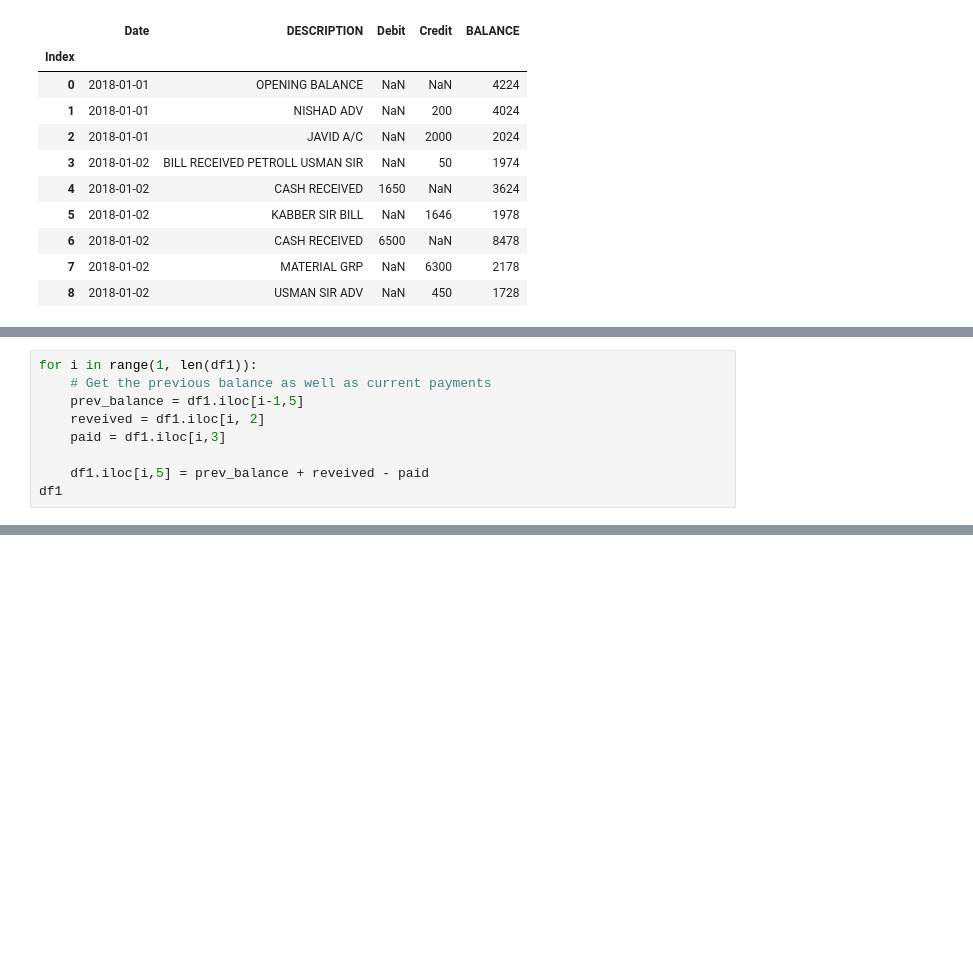
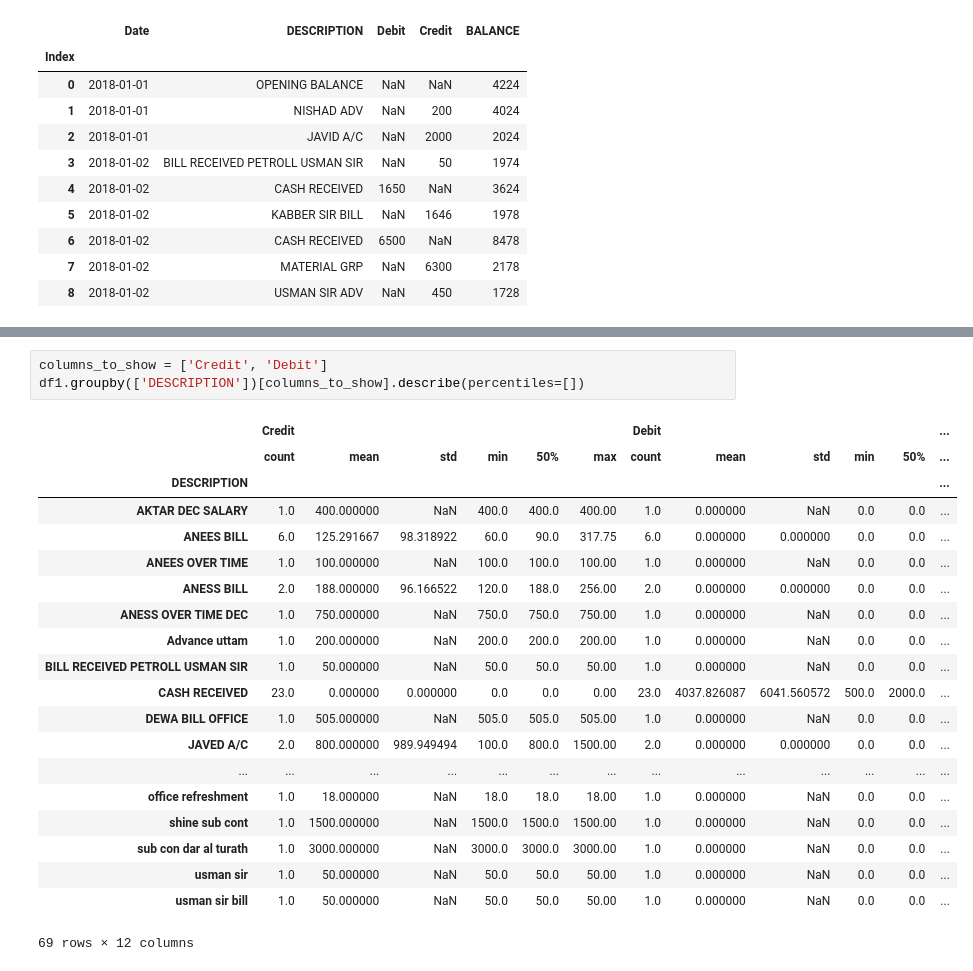
Before and after one commit to Pphhaaaddd/data-analysis, a Jupyter notebook: practice01/Working with Excel.ipynb, the cells around one changed output, grey strips where cells are left out. Cells and saved outputs as stored; diff of their text form; blank space fills up the shorter version.

```diff
--- a/practice01/Working with Excel.ipynb
+++ b/practice01/Working with Excel.ipynb
@@ -126,9 +93,0 @@ df1[:9]
-# %%
-for i in range(1, len(df1)):
-    # Get the previous balance as well as current payments
-    prev_balance = df1.iloc[i-1,5]
-    reveived = df1.iloc[i, 2]
-    paid = df1.iloc[i,3]
-
-    df1.iloc[i,5] = prev_balance + reveived - paid
-df1
@@ -153,0 +127,24 @@ df1
+# %%
+columns_to_show = ['Credit', 'Debit']
+df1.groupby(['DESCRIPTION'])[columns_to_show].describe(percentiles=[])
+# %% [output]
+|  | Credit |  |  |  |  |  | Debit |  |  |  |  | ... |
+|  | count | mean | std | min | 50% | max | count | mean | std | min | 50% | ... |
+| DESCRIPTION |  |  |  |  |  |  |  |  |  |  |  | ... |
+| AKTAR DEC SALARY | 1.0 | 400.000000 | NaN | 400.0 | 400.0 | 400.00 | 1.0 | 0.000000 | NaN | 0.0 | 0.0 | ... |
+| ANEES BILL | 6.0 | 125.291667 | 98.318922 | 60.0 | 90.0 | 317.75 | 6.0 | 0.000000 | 0.000000 | 0.0 | 0.0 | ... |
+| ANEES OVER TIME | 1.0 | 100.000000 | NaN | 100.0 | 100.0 | 100.00 | 1.0 | 0.000000 | NaN | 0.0 | 0.0 | ... |
+| ANESS BILL | 2.0 | 188.000000 | 96.166522 | 120.0 | 188.0 | 256.00 | 2.0 | 0.000000 | 0.000000 | 0.0 | 0.0 | ... |
+| ANESS OVER TIME DEC | 1.0 | 750.000000 | NaN | 750.0 | 750.0 | 750.00 | 1.0 | 0.000000 | NaN | 0.0 | 0.0 | ... |
+| Advance uttam | 1.0 | 200.000000 | NaN | 200.0 | 200.0 | 200.00 | 1.0 | 0.000000 | NaN | 0.0 | 0.0 | ... |
+| BILL RECEIVED PETROLL USMAN SIR | 1.0 | 50.000000 | NaN | 50.0 | 50.0 | 50.00 | 1.0 | 0.000000 | NaN | 0.0 | 0.0 | ... |
+| CASH RECEIVED | 23.0 | 0.000000 | 0.000000 | 0.0 | 0.0 | 0.00 | 23.0 | 4037.826087 | 6041.560572 | 500.0 | 2000.0 | ... |
+| DEWA BILL OFFICE | 1.0 | 505.000000 | NaN | 505.0 | 505.0 | 505.00 | 1.0 | 0.000000 | NaN | 0.0 | 0.0 | ... |
+| JAVED A/C | 2.0 | 800.000000 | 989.949494 | 100.0 | 800.0 | 1500.00 | 2.0 | 0.000000 | 0.000000 | 0.0 | 0.0 | ... |
+| ... | ... | ... | ... | ... | ... | ... | ... | ... | ... | ... | ... | ... |
+| office refreshment | 1.0 | 18.000000 | NaN | 18.0 | 18.0 | 18.00 | 1.0 | 0.000000 | NaN | 0.0 | 0.0 | ... |
+| shine sub cont | 1.0 | 1500.000000 | NaN | 1500.0 | 1500.0 | 1500.00 | 1.0 | 0.000000 | NaN | 0.0 | 0.0 | ... |
+| sub con dar al turath | 1.0 | 3000.000000 | NaN | 3000.0 | 3000.0 | 3000.00 | 1.0 | 0.000000 | NaN | 0.0 | 0.0 | ... |
+| usman sir | 1.0 | 50.000000 | NaN | 50.0 | 50.0 | 50.00 | 1.0 | 0.000000 | NaN | 0.0 | 0.0 | ... |
+| usman sir bill | 1.0 | 50.000000 | NaN | 50.0 | 50.0 | 50.00 | 1.0 | 0.000000 | NaN | 0.0 | 0.0 | ... |
+69 rows × 12 columns
```
Also changed, not shown: parts of 9 cells of this notebook.
